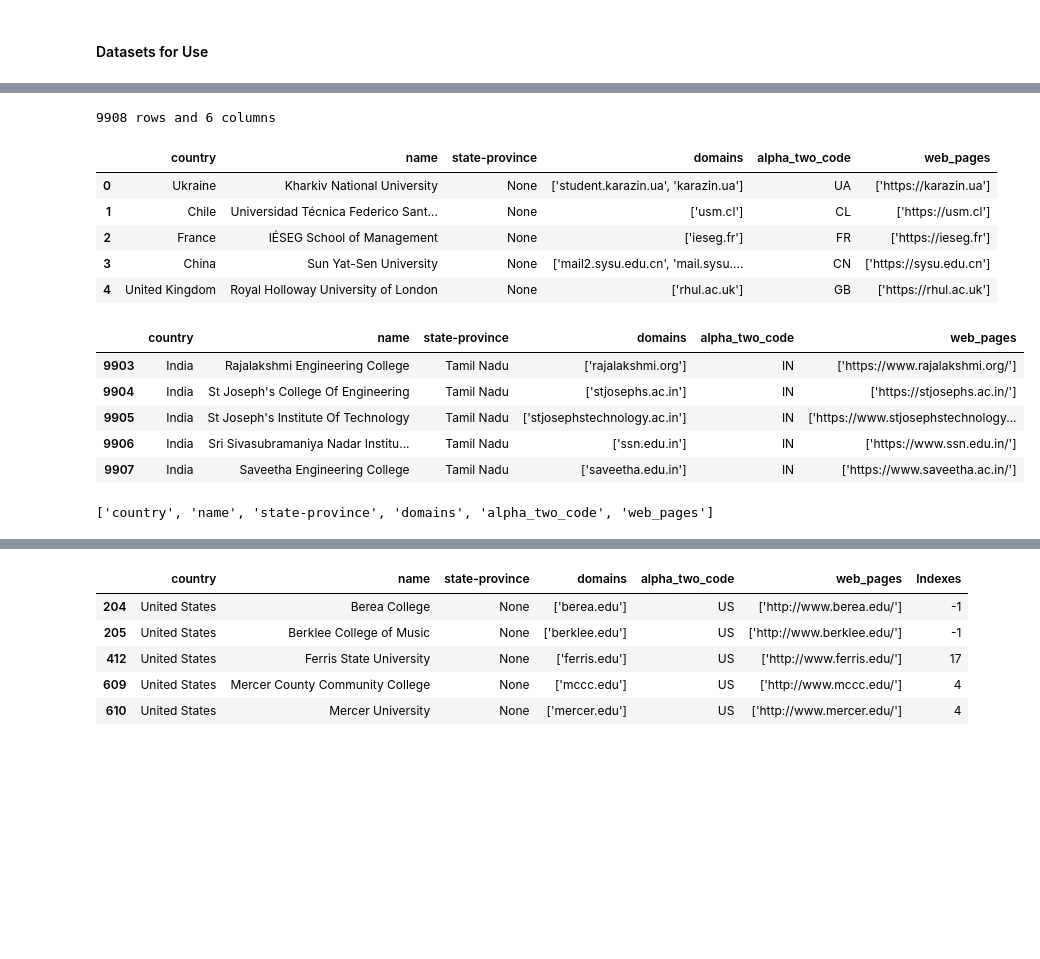
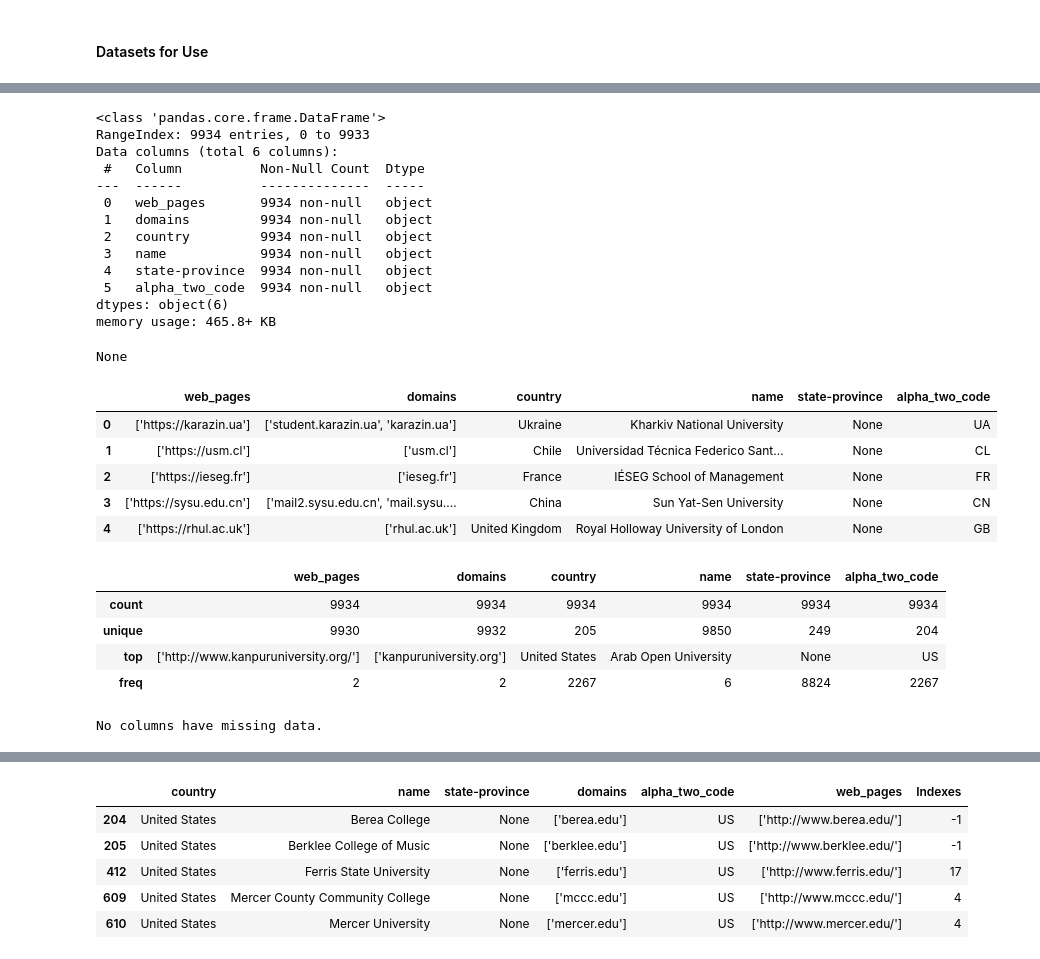
Before and after one commit to ebenezer2015/Data-Analytics-in-Pandas, a Jupyter notebook: SQL_Tasks_in_Python_new.ipynb, the cells around one changed output, grey strips where cells are left out. Saved outputs shown, nothing was run; the diff lists cells and outputs as text; code cells hidden in the pictures; blank space fills up the shorter version.

```diff
--- a/SQL_Tasks_in_Python_new.ipynb
+++ b/SQL_Tasks_in_Python_new.ipynb
@@ -36,10 +54,20 @@ pd.options.display.float_format = '{:.2f}'.format
 # %%
 # Create a function to glimpse the data
 def glimpse(df):
-    print(f"{df.shape[0]} rows and {df.shape[1]} columns")
+    display(df.info())
     display(df.head())
-    display(df.tail())
-    display(df.columns.values.tolist())
+    display(df.describe())
+    #print(f"{df.shape[0]} rows and {df.shape[1]} columns")
+
+def check_missing_data(df):
+    missing_columns = df.columns[df.isnull().any()].tolist()
+    if len(missing_columns) > 0:
+        print("Columns with missing data:")
+        for col in missing_columns:
+            missing_rows = df[col].isnull().sum()
+            print(f"{col}: {missing_rows} missing rows")
+    else:
+        print("No columns have missing data.")
 # %% [markdown]
 #### Datasets for Use
 # %%
@@ -102,24 +163,37 @@ glimpse(df_1)
 # %%
 url = 'http://universities.hipolabs.com/search?'
 # Load the first sheet of the JSON file into a data frame
 df_2 = pd.read_json(url, orient='columns').applymap(str)
-# df_3 = df_3.applymap(str)
+df_2 = df_2.applymap(str)
 glimpse(df_2)
+check_missing_data(df_2)
 # %% [output]
-9908 rows and 6 columns
+<class 'pandas.core.frame.DataFrame'>
+RangeIndex: 9934 entries, 0 to 9933
+Data columns (total 6 columns):
+ #   Column          Non-Null Count  Dtype
+---  ------          --------------  -----
+ 0   web_pages       9934 non-null   object
+ 1   domains         9934 non-null   object
+ 2   country         9934 non-null   object
+ 3   name            9934 non-null   object
+ 4   state-province  9934 non-null   object
+ 5   alpha_two_code  9934 non-null   object
+dtypes: object(6)
+memory usage: 465.8+ KB
+None
-|  | country | name | state-province | domains | alpha_two_code | web_pages |
-| 0 | Ukraine | Kharkiv National University | None | ['student.karazin.ua', 'karazin.ua'] | UA | ['https://karazin.ua'] |
-| 1 | Chile | Universidad Técnica Federico Sant... | None | ['usm.cl'] | CL | ['https://usm.cl'] |
-| 2 | France | IÉSEG School of Management | None | ['ieseg.fr'] | FR | ['https://ieseg.fr'] |
-| 3 | China | Sun Yat-Sen University | None | ['mail2.sysu.edu.cn', 'mail.sysu.... | CN | ['https://sysu.edu.cn'] |
-| 4 | United Kingdom | Royal Holloway University of London | None | ['rhul.ac.uk'] | GB | ['https://rhul.ac.uk'] |
+|  | web_pages | domains | country | name | state-province | alpha_two_code |
+| 0 | ['https://karazin.ua'] | ['student.karazin.ua', 'karazin.ua'] | Ukraine | Kharkiv National University | None | UA |
+| 1 | ['https://usm.cl'] | ['usm.cl'] | Chile | Universidad Técnica Federico Sant... | None | CL |
+| 2 | ['https://ieseg.fr'] | ['ieseg.fr'] | France | IÉSEG School of Management | None | FR |
+| 3 | ['https://sysu.edu.cn'] | ['mail2.sysu.edu.cn', 'mail.sysu.... | China | Sun Yat-Sen University | None | CN |
+| 4 | ['https://rhul.ac.uk'] | ['rhul.ac.uk'] | United Kingdom | Royal Holloway University of London | None | GB |
-|  | country | name | state-province | domains | alpha_two_code | web_pages |
-| 9903 | India | Rajalakshmi Engineering College | Tamil Nadu | ['rajalakshmi.org'] | IN | ['https://www.rajalakshmi.org/'] |
-| 9904 | India | St Joseph's College Of Engineering | Tamil Nadu | ['stjosephs.ac.in'] | IN | ['https://stjosephs.ac.in/'] |
-| 9905 | India | St Joseph's Institute Of Technology | Tamil Nadu | ['stjosephstechnology.ac.in'] | IN | ['https://www.stjosephstechnology... |
-| 9906 | India | Sri Sivasubramaniya Nadar Institu... | Tamil Nadu | ['ssn.edu.in'] | IN | ['https://www.ssn.edu.in/'] |
-| 9907 | India | Saveetha Engineering College | Tamil Nadu | ['saveetha.edu.in'] | IN | ['https://www.saveetha.ac.in/'] |
+|  | web_pages | domains | country | name | state-province | alpha_two_code |
+| count | 9934 | 9934 | 9934 | 9934 | 9934 | 9934 |
+| unique | 9930 | 9932 | 205 | 9850 | 249 | 204 |
+| top | ['http://www.kanpuruniversity.org/'] | ['kanpuruniversity.org'] | United States | Arab Open University | None | US |
+| freq | 2 | 2 | 2267 | 6 | 8824 | 2267 |
-['country', 'name', 'state-province', 'domains', 'alpha_two_code', 'web_pages']
+No columns have missing data.
 # %%
 # select * from df_3 where upper(substring(name,2,2)) = 'ER'
 # substring to be searched
```
Also changed, not shown: parts of 8 cells of this notebook, 1 other file.
